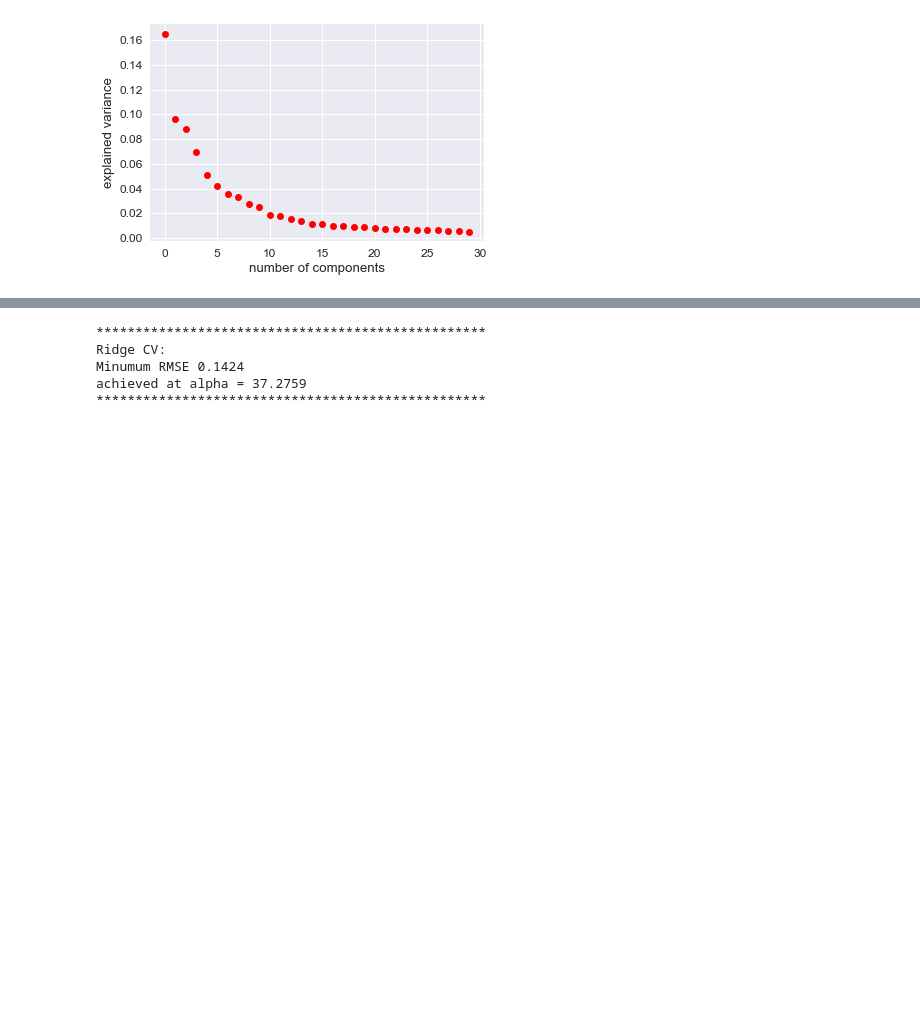
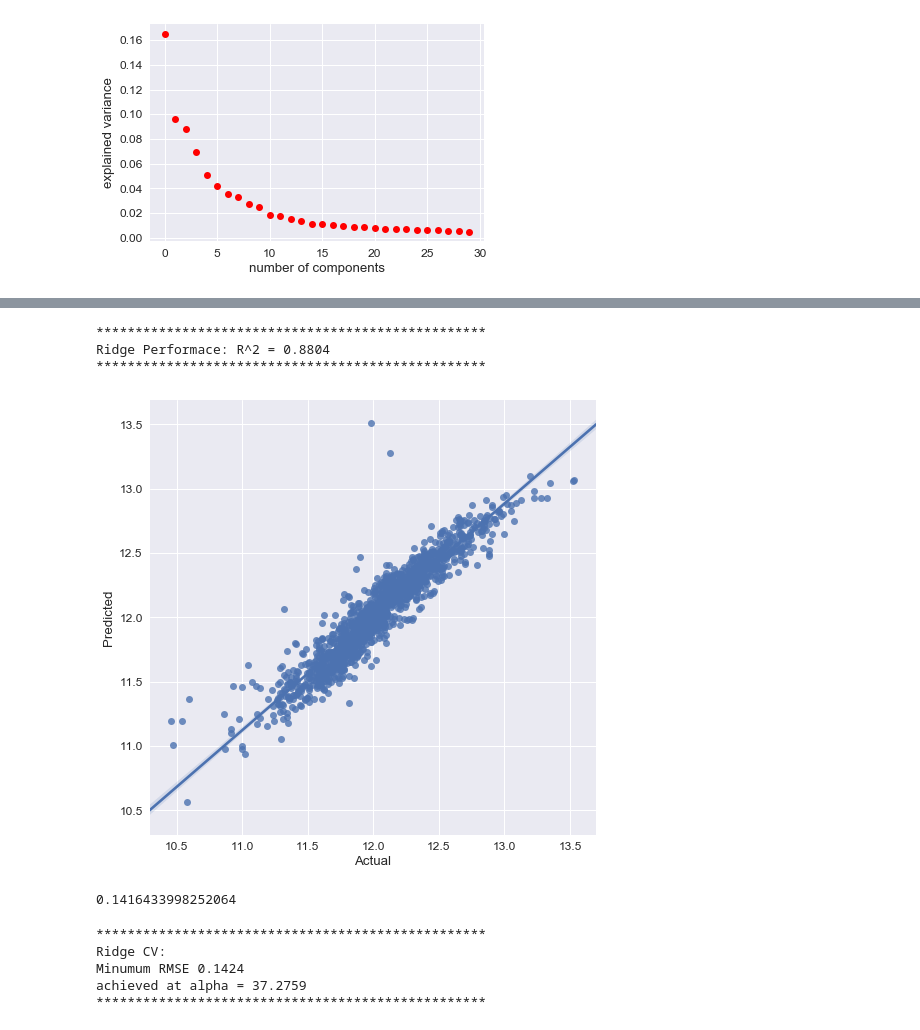
Before and after one commit to reflexiveprophecy/Kaggle_Predict_Ames_Iowa_Housing_Prices, a Jupyter notebook: Exploratory_PCA_dmb.ipynb, the cells around one changed output, grey strips where cells are left out. Saved outputs shown, nothing was run; the diff lists cells and outputs as text; code cells hidden in the pictures; blank space fills up the shorter version.

Commit message:
Some updates and PCA using Wenchang's Data

```diff
--- a/Exploratory_PCA_dmb.ipynb
+++ b/Exploratory_PCA_dmb.ipynb
@@ -274,3 +271,25 @@ def rmse_cv(model):
+# %%
+predictions_lin = pd.DataFrame({"Predicted":model_lin.predict(X_pca),
+                                  "Actual":Y_train});
+predictions_lin["Residual"] = predictions_lin.Actual - predictions_lin.Predicted;
+
+
+print('*'*50)
+print('Ridge Performace: R^2 = {:.4f}'.format(model_lin.score(X_pca, Y_train)))
+print('*'*50)
+
+
+fig, ax = plt.subplots(figsize=(8,8));
+sns.regplot(predictions_lin.Actual, predictions_lin.Predicted);
+# %% [output]
+**************************************************
+Ridge Performace: R^2 = 0.8804
+**************************************************
+[figure, added]
+# %%
+np.mean(rmse_cv(houseRegr))
+# %% [output]
+0.1416433998252064
 # %%
 model_Ridge = Ridge()
 # %%
```
Also changed, not shown: parts of 16 cells of this notebook, 1 other file.
